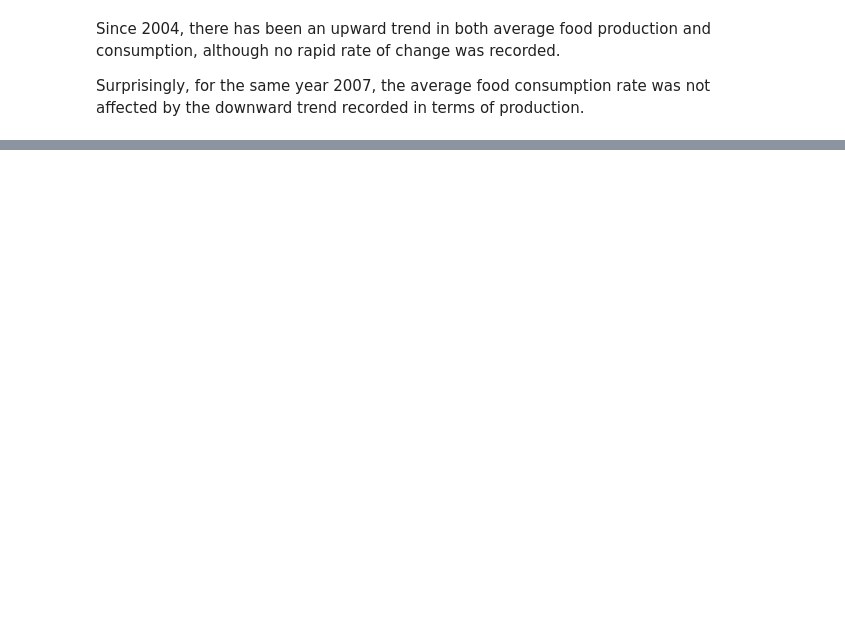
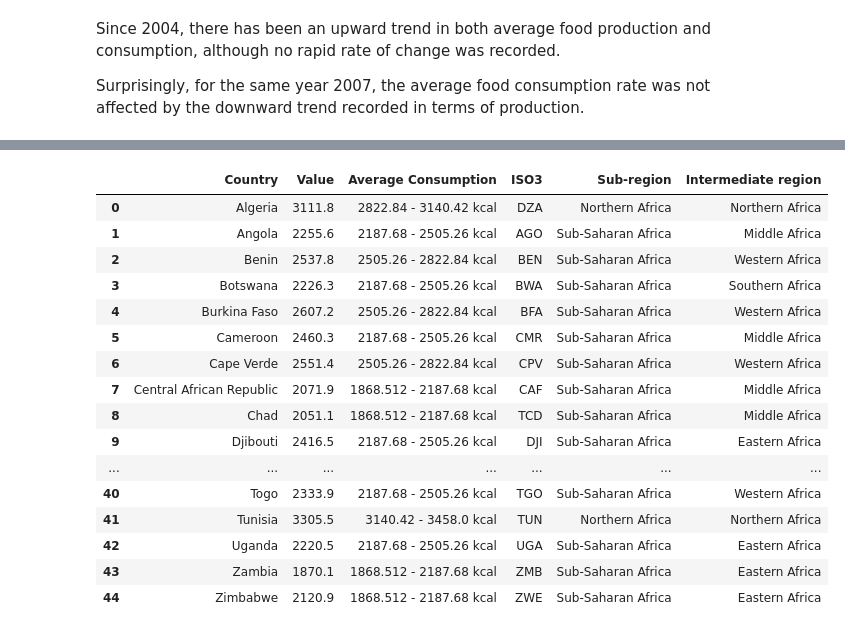
Before and after one commit to KennethOdoh/thought-for-food, a Jupyter notebook: food_production_and_supply.ipynb, the cells around one changed output, grey strips where cells are left out. Drawn from its saved outputs; the diff is of its cells as text; code cells hidden in the pictures; blank space fills up the shorter version.

```diff
--- a/food_production_and_supply.ipynb
+++ b/food_production_and_supply.ipynb
@@ -553,0 +554,4 @@ Surprisingly, for the same year 2007, the average food consumption rate was not
+# %%
+# food consumption
+countries_average_consumption = food_supp_df.groupby('Country')['Value'].mean().reset_index()
+countries_average_consumption
@@ -553,0 +576,28 @@ Surprisingly, for the same year 2007, the average food consumption rate was not
+# %%
+# Categorise each country depending on the average consumption
+
+labels = ['1868.512 - 2187.68 kcal', '2187.68 - 2505.26 kcal', '2505.26 - 2822.84 kcal', '2822.84 - 3140.42 kcal', '3140.42 - 3458.0 kcal']
+food_supp_df3 = food_supp_df.copy()
+food_supp_df3 = food_supp_df3.groupby('Country')['Value'].mean().reset_index()
+food_supp_df3['Average Consumption'] = pd.cut(countries_average_consumption['Value'], 5, labels = labels)
+food_supp_df3['ISO3'] = food_supp_df3.apply(lambda x: countries_list.get_country_ISO3(x.Country), axis=1)
+food_supp_df3 = pd.merge(food_supp_df3, country_dim_df, on='ISO3', how='left')
+food_supp_df3
+# %% [output]
+|  | Country | Value | Average Consumption | ISO3 | Sub-region | Intermediate region |
+| 0 | Algeria | 3111.8 | 2822.84 - 3140.42 kcal | DZA | Northern Africa | Northern Africa |
+| 1 | Angola | 2255.6 | 2187.68 - 2505.26 kcal | AGO | Sub-Saharan Africa | Middle Africa |
+| 2 | Benin | 2537.8 | 2505.26 - 2822.84 kcal | BEN | Sub-Saharan Africa | Western Africa |
+| 3 | Botswana | 2226.3 | 2187.68 - 2505.26 kcal | BWA | Sub-Saharan Africa | Southern Africa |
+| 4 | Burkina Faso | 2607.2 | 2505.26 - 2822.84 kcal | BFA | Sub-Saharan Africa | Western Africa |
+| 5 | Cameroon | 2460.3 | 2187.68 - 2505.26 kcal | CMR | Sub-Saharan Africa | Middle Africa |
+| 6 | Cape Verde | 2551.4 | 2505.26 - 2822.84 kcal | CPV | Sub-Saharan Africa | Western Africa |
+| 7 | Central African Republic | 2071.9 | 1868.512 - 2187.68 kcal | CAF | Sub-Saharan Africa | Middle Africa |
+| 8 | Chad | 2051.1 | 1868.512 - 2187.68 kcal | TCD | Sub-Saharan Africa | Middle Africa |
+| 9 | Djibouti | 2416.5 | 2187.68 - 2505.26 kcal | DJI | Sub-Saharan Africa | Eastern Africa |
+| ... | ... | ... | ... | ... | ... | ... |
+| 40 | Togo | 2333.9 | 2187.68 - 2505.26 kcal | TGO | Sub-Saharan Africa | Western Africa |
+| 41 | Tunisia | 3305.5 | 3140.42 - 3458.0 kcal | TUN | Northern Africa | Northern Africa |
+| 42 | Uganda | 2220.5 | 2187.68 - 2505.26 kcal | UGA | Sub-Saharan Africa | Eastern Africa |
+| 43 | Zambia | 1870.1 | 1868.512 - 2187.68 kcal | ZMB | Sub-Saharan Africa | Eastern Africa |
+| 44 | Zimbabwe | 2120.9 | 1868.512 - 2187.68 kcal | ZWE | Sub-Saharan Africa | Eastern Africa |
```
Also changed, not shown: parts of 5 cells of this notebook.
